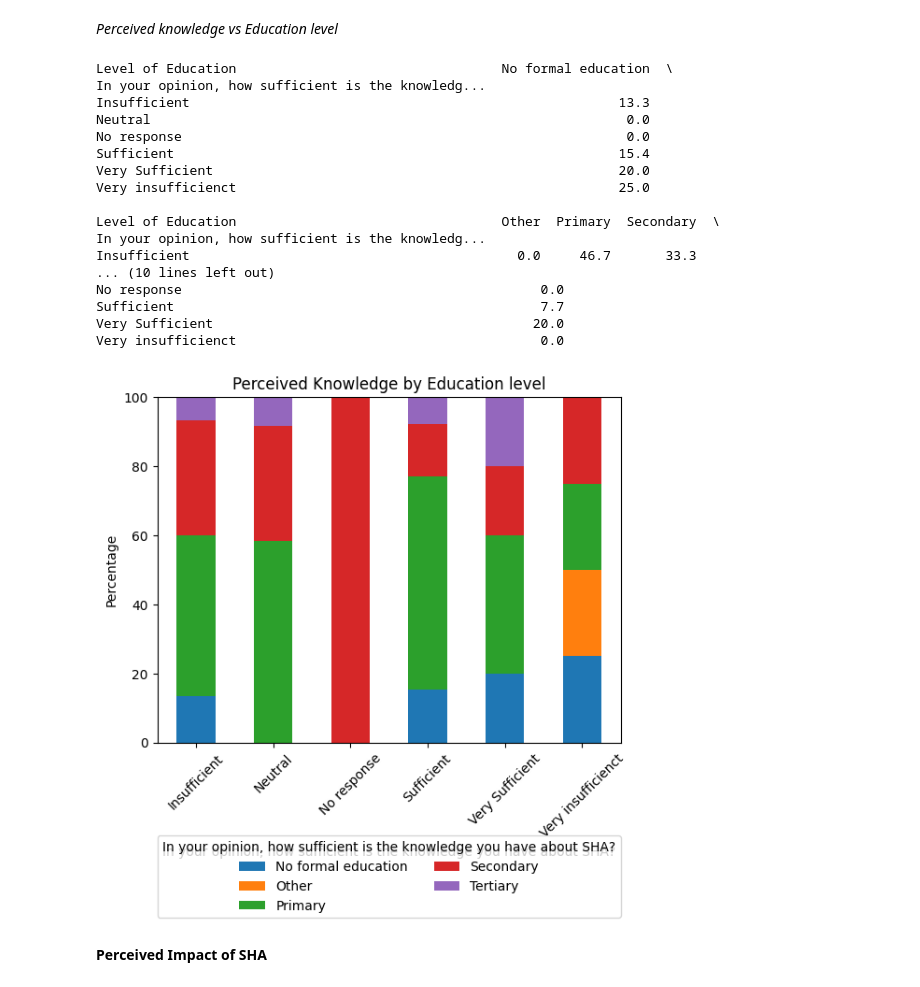
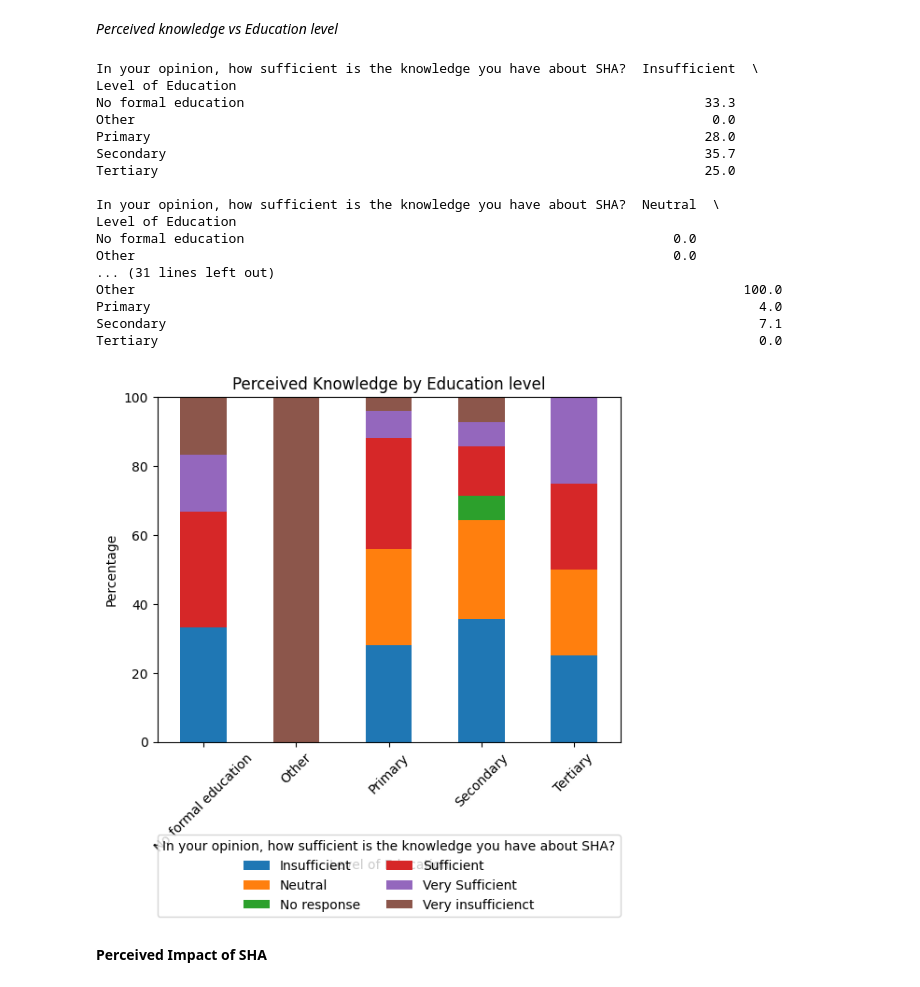
Before and after one commit to DennoCheru/Mosoriot, a Jupyter notebook: Mosoriot.ipynb, the cells around one changed output. Saved outputs shown, nothing was run; the diff lists cells and outputs as text; code cells hidden in the pictures.

Commit message:
Add crosstabs

```diff
--- a/Mosoriot.ipynb
+++ b/Mosoriot.ipynb
@@ -479,34 +479,34 @@ Age Group
 # %% [markdown]
 *Perceived knowledge vs Education level*
 # %%
-ct = pd.crosstab(df_main['In your opinion, how sufficient is the knowledge you have about SHA?'], df_main['Level of Education'], normalize='index') * 100
+ct = pd.crosstab(df_main['Level of Education'], df_main['In your opinion, how sufficient is the knowledge you have about SHA?'], normalize='index') * 100
 print(ct.round(1))
 
 ct.plot(kind='bar', stacked=True)
 plt.title('Perceived Knowledge by Education level')
 plt.legend(loc='upper center', bbox_to_anchor=(0.5, -0.25), ncol=2, title = 'In your opinion, how sufficient is the knowledge you have about SHA?')
 plt.ylabel('Percentage')
 plt.xticks(rotation=45)
 plt.show()
 # %% [output]
-Level of Education                                  No formal education  \
-In your opinion, how sufficient is the knowledg...
-Insufficient                                                       13.3
-Neutral                                                             0.0
-No response                                                         0.0
-Sufficient                                                         15.4
-Very Sufficient                                                    20.0
-Very insufficienct                                                 25.0
+In your opinion, how sufficient is the knowledge you have about SHA?  Insufficient  \
+Level of Education
+No formal education                                                           33.3
+Other                                                                          0.0
+Primary                                                                       28.0
+Secondary                                                                     35.7
+Tertiary                                                                      25.0
 
-Level of Education                                  Other  Primary  Secondary  \
-In your opinion, how sufficient is the knowledg...
-Insufficient                                          0.0     46.7       33.3
-... (10 lines left out)
-No response                                              0.0
-Sufficient                                               7.7
-Very Sufficient                                         20.0
-Very insufficienct                                       0.0
+In your opinion, how sufficient is the knowledge you have about SHA?  Neutral  \
+Level of Education
+No formal education                                                       0.0
+Other                                                                     0.0
+... (31 lines left out)
+Other                                                                              100.0
+Primary                                                                              4.0
+Secondary                                                                            7.1
+Tertiary                                                                             0.0
-[figure, old version]
+[figure, new version]
 # %% [markdown]
 **Perceived Impact of SHA**
 # %% [markdown]
```
